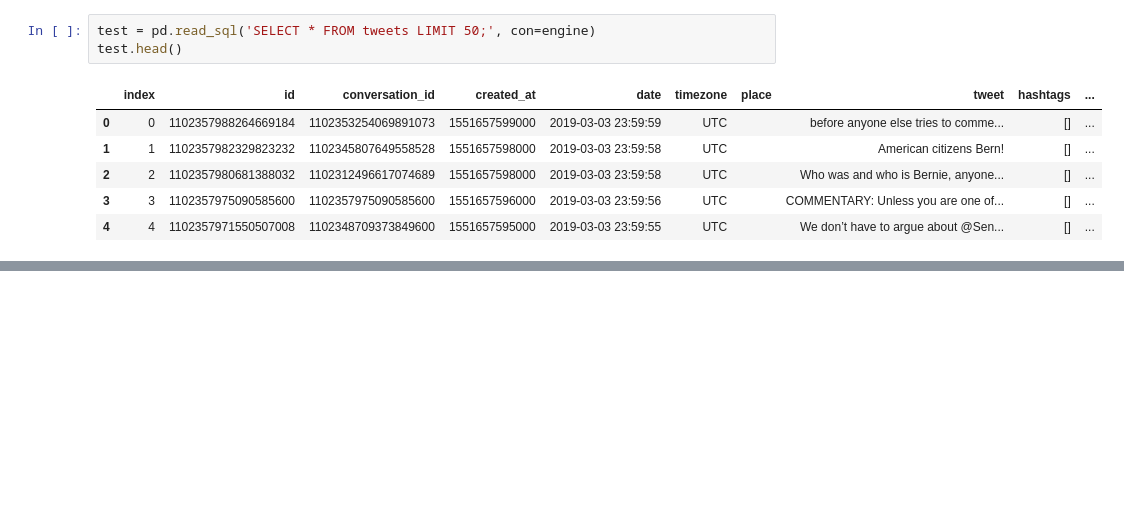
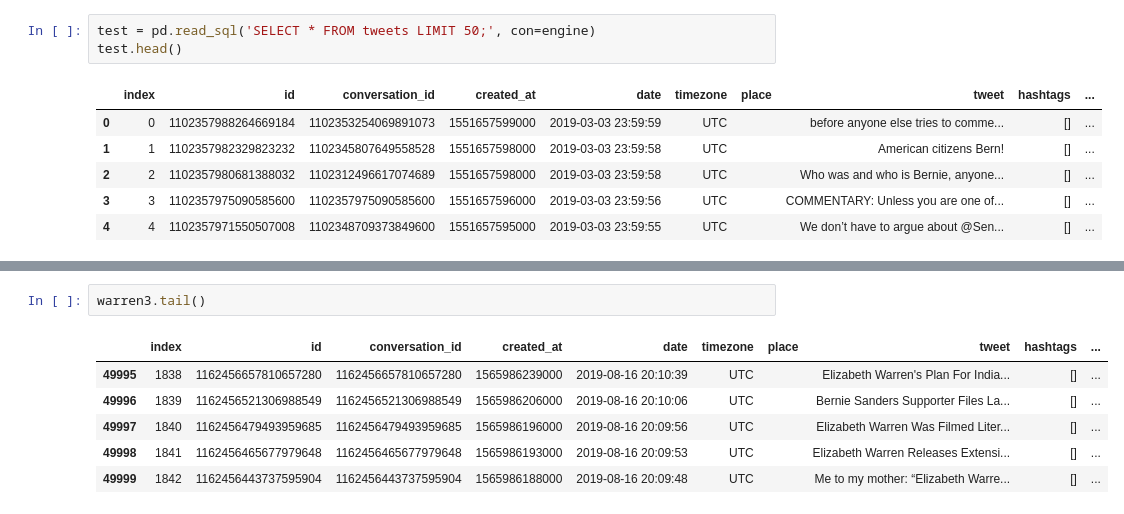
Before and after one commit to benlevyx/twitter-polling, a Jupyter notebook: notebooks/Creating full DataFrame.ipynb, the cells around one changed output, grey strips where cells are left out. Drawn from its saved outputs; the diff is of its cells as text; blank space fills up the shorter version.

```diff
--- a/notebooks/Creating full DataFrame.ipynb
+++ b/notebooks/Creating full DataFrame.ipynb
@@ -78,0 +73,9 @@ Name: date, dtype: object
+# %%
+warren3.tail()
+# %% [output]
+|  | index | id | conversation_id | created_at | date | timezone | place | tweet | hashtags | ... |
+| 49995 | 1838 | 1162456657810657280 | 1162456657810657280 | 1565986239000 | 2019-08-16 20:10:39 | UTC |  | Elizabeth Warren's Plan For India... | [] | ... |
+| 49996 | 1839 | 1162456521306988549 | 1162456521306988549 | 1565986206000 | 2019-08-16 20:10:06 | UTC |  | Bernie Sanders Supporter Files La... | [] | ... |
+| 49997 | 1840 | 1162456479493959685 | 1162456479493959685 | 1565986196000 | 2019-08-16 20:09:56 | UTC |  | Elizabeth Warren Was Filmed Liter... | [] | ... |
+| 49998 | 1841 | 1162456465677979648 | 1162456465677979648 | 1565986193000 | 2019-08-16 20:09:53 | UTC |  | Elizabeth Warren Releases Extensi... | [] | ... |
+| 49999 | 1842 | 1162456443737595904 | 1162456443737595904 | 1565986188000 | 2019-08-16 20:09:48 | UTC |  | Me to my mother: “Elizabeth Warre... | [] | ... |
```
Also changed, not shown: parts of 39 cells of this notebook, 2 other files.
